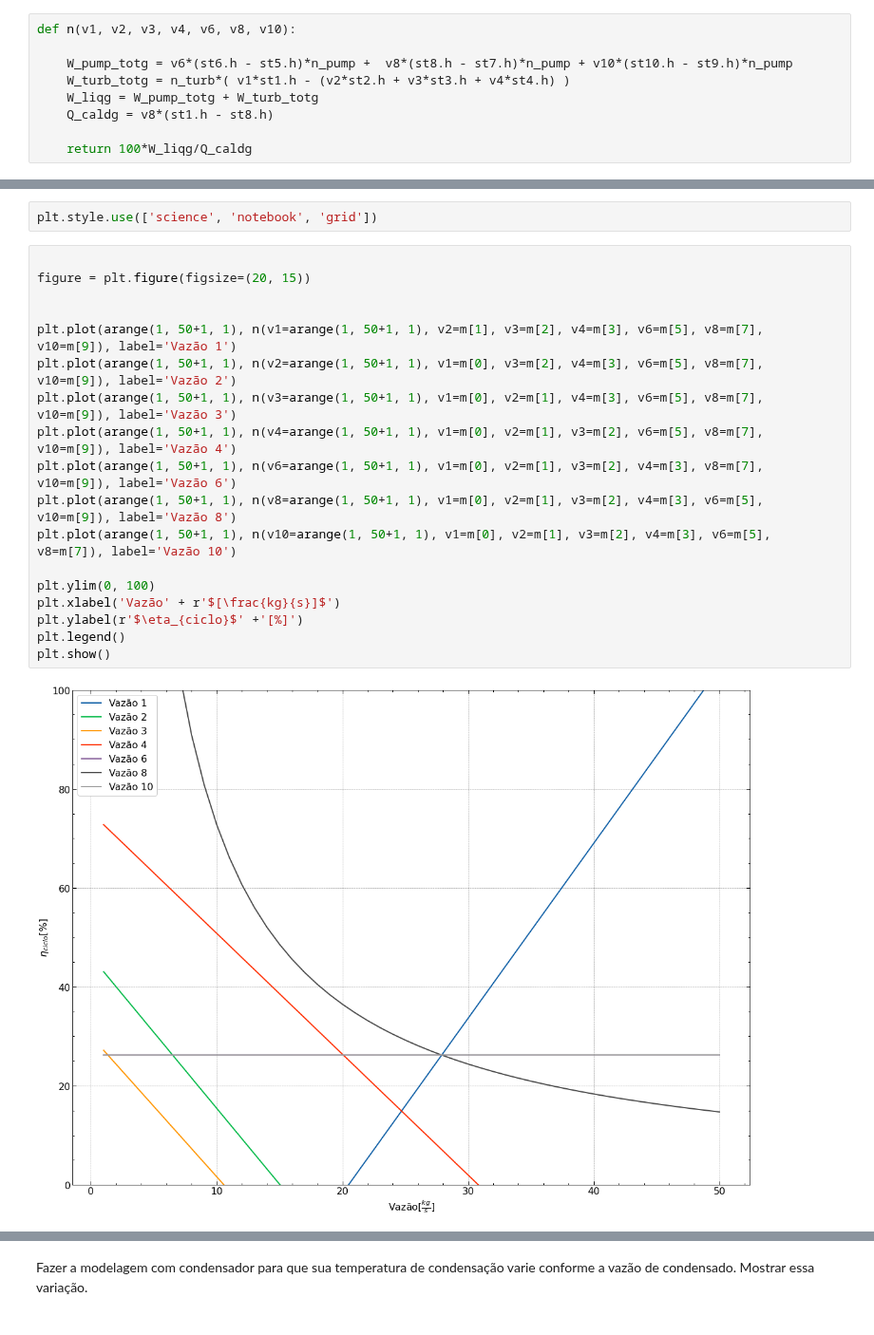
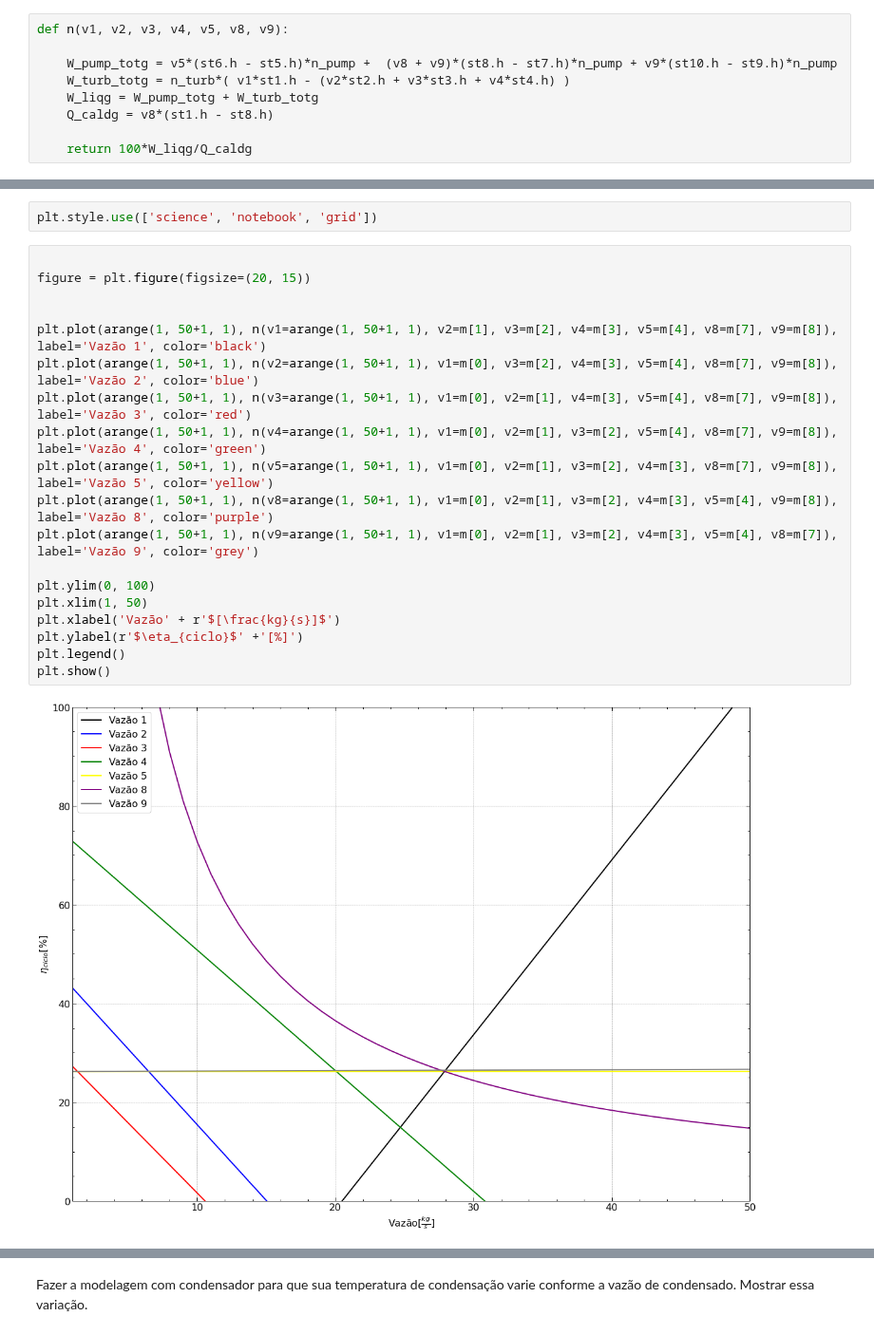
Before and after one commit to luaneng/gdv, a Jupyter notebook: projeto/main.ipynb, the cells around one changed output, grey strips where cells are left out. Shown at 95% size. Drawn from its saved outputs; the diff is of its cells as text.

```diff
--- a/projeto/main.ipynb
+++ b/projeto/main.ipynb
@@ -332,9 +321,9 @@ display(df)
 # %% [markdown]
 ## Gráficos ##
 # %%
-def n(v1, v2, v3, v4, v6, v8, v10):
+def n(v1, v2, v3, v4, v5, v8, v9):
 
-    W_pump_totg = v6*(st6.h - st5.h)*n_pump +  v8*(st8.h - st7.h)*n_pump + v10*(st10.h - st9.h)*n_pump
+    W_pump_totg = v5*(st6.h - st5.h)*n_pump +  (v8 + v9)*(st8.h - st7.h)*n_pump + v9*(st10.h - st9.h)*n_pump
     W_turb_totg = n_turb*( v1*st1.h - (v2*st2.h + v3*st3.h + v4*st4.h) )
     W_liqg = W_pump_totg + W_turb_totg
     Q_caldg = v8*(st1.h - st8.h)
@@ -347,20 +336,21 @@ plt.style.use(['science', 'notebook', 'grid'])
 # %%
 
 figure = plt.figure(figsize=(20, 15))
 
 
-plt.plot(arange(1, 50+1, 1), n(v1=arange(1, 50+1, 1), v2=m[1], v3=m[2], v4=m[3], v6=m[5], v8=m[7], v10=m[9]), label='Vazão 1')
-plt.plot(arange(1, 50+1, 1), n(v2=arange(1, 50+1, 1), v1=m[0], v3=m[2], v4=m[3], v6=m[5], v8=m[7], v10=m[9]), label='Vazão 2')
-plt.plot(arange(1, 50+1, 1), n(v3=arange(1, 50+1, 1), v1=m[0], v2=m[1], v4=m[3], v6=m[5], v8=m[7], v10=m[9]), label='Vazão 3')
-plt.plot(arange(1, 50+1, 1), n(v4=arange(1, 50+1, 1), v1=m[0], v2=m[1], v3=m[2], v6=m[5], v8=m[7], v10=m[9]), label='Vazão 4')
-plt.plot(arange(1, 50+1, 1), n(v6=arange(1, 50+1, 1), v1=m[0], v2=m[1], v3=m[2], v4=m[3], v8=m[7], v10=m[9]), label='Vazão 6')
-plt.plot(arange(1, 50+1, 1), n(v8=arange(1, 50+1, 1), v1=m[0], v2=m[1], v3=m[2], v4=m[3], v6=m[5], v10=m[9]), label='Vazão 8')
-plt.plot(arange(1, 50+1, 1), n(v10=arange(1, 50+1, 1), v1=m[0], v2=m[1], v3=m[2], v4=m[3], v6=m[5], v8=m[7]), label='Vazão 10')
+plt.plot(arange(1, 50+1, 1), n(v1=arange(1, 50+1, 1), v2=m[1], v3=m[2], v4=m[3], v5=m[4], v8=m[7], v9=m[8]), label='Vazão 1', color='black')
+plt.plot(arange(1, 50+1, 1), n(v2=arange(1, 50+1, 1), v1=m[0], v3=m[2], v4=m[3], v5=m[4], v8=m[7], v9=m[8]), label='Vazão 2', color='blue')
+plt.plot(arange(1, 50+1, 1), n(v3=arange(1, 50+1, 1), v1=m[0], v2=m[1], v4=m[3], v5=m[4], v8=m[7], v9=m[8]), label='Vazão 3', color='red')
+plt.plot(arange(1, 50+1, 1), n(v4=arange(1, 50+1, 1), v1=m[0], v2=m[1], v3=m[2], v5=m[4], v8=m[7], v9=m[8]), label='Vazão 4', color='green')
+plt.plot(arange(1, 50+1, 1), n(v5=arange(1, 50+1, 1), v1=m[0], v2=m[1], v3=m[2], v4=m[3], v8=m[7], v9=m[8]), label='Vazão 5', color='yellow')
+plt.plot(arange(1, 50+1, 1), n(v8=arange(1, 50+1, 1), v1=m[0], v2=m[1], v3=m[2], v4=m[3], v5=m[4], v9=m[8]), label='Vazão 8', color='purple')
+plt.plot(arange(1, 50+1, 1), n(v9=arange(1, 50+1, 1), v1=m[0], v2=m[1], v3=m[2], v4=m[3], v5=m[4], v8=m[7]), label='Vazão 9', color='grey')
 
 plt.ylim(0, 100)
+plt.xlim(1, 50)
 plt.xlabel('Vazão' + r'$[\frac{kg}{s}]$')
 plt.ylabel(r'$\eta_{ciclo}$' +'[%]')
 plt.legend()
 plt.show()
 # %% [output]
-[figure, old version]
+[figure, new version]
```
Also changed, not shown: parts of 11 cells of this notebook.
